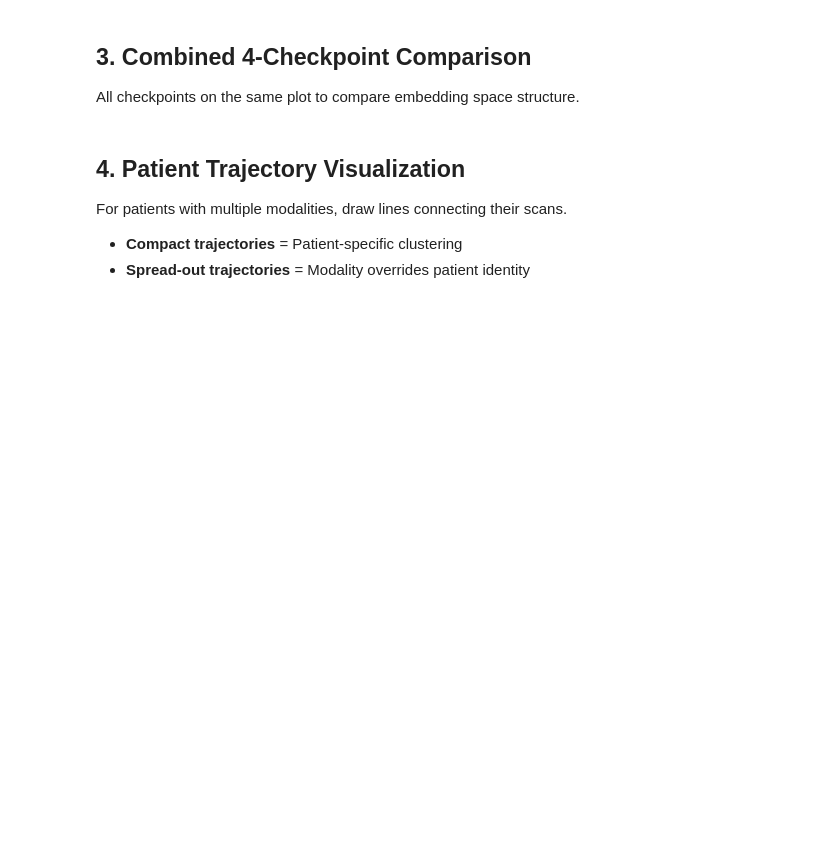
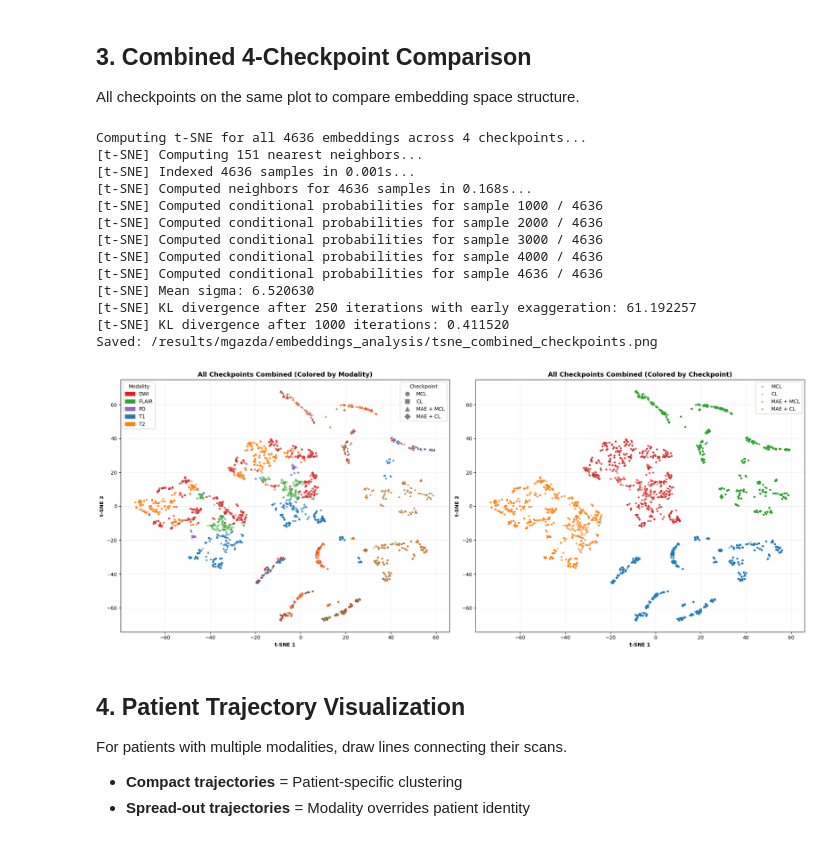
Before and after one commit to BraveDistribution/UMBRA, a Jupyter notebook: jupyter_notebooks/embedding_analysis.ipynb, the cells around one changed output. Drawn from its saved outputs; the diff is of its cells as text; code cells hidden in the pictures; blank space fills up the shorter version.

```diff
--- a/jupyter_notebooks/embedding_analysis.ipynb
+++ b/jupyter_notebooks/embedding_analysis.ipynb
@@ -509,7 +699,8 @@ for checkpoint_name in checkpoint_names:
 all_embeddings = np.vstack(all_embeddings)
 
 print(f'Computing t-SNE for all {len(all_embeddings)} embeddings across 4 checkpoints...')
-tsne = TSNE(n_components=2, random_state=42, perplexity=50, n_iter=1000, verbose=1)
+perplexity = min(50, len(all_embeddings) - 1)
+tsne = TSNE(n_components=2, random_state=42, perplexity=perplexity, max_iter=1000, verbose=1)
 embeddings_2d_combined = tsne.fit_transform(all_embeddings)
 
 # Plot
@@ -533,33 +724,48 @@ marker_lines = [plt.Line2D([0], [0], marker=markers[ckpt], color='gray', linesty
                            markersize=8, label=ckpt) for ckpt in markers.keys()]
 legend1 = ax.legend(handles=modality_patches, loc='upper left', title='Modality', framealpha=0.9)
 ax.add_artist(legend1)
 ax.legend(handles=marker_lines, loc='upper right', title='Checkpoint', framealpha=0.9)
 
 ax.set_title('All Checkpoints Combined (Colored by Modality)', fontweight='bold', fontsize=13)
 ax.set_xlabel('t-SNE 1', fontweight='bold')
 ax.set_ylabel('t-SNE 2', fontweight='bold')
 ax.grid(True, alpha=0.2)
 
 # Plot 2: Colored by checkpoint
 ax = axes[1]
 checkpoint_colors = {'MCL': '#1f77b4', 'CL': '#ff7f0e', 'MAE + MCL': '#2ca02c', 'MAE + CL': '#d62728'}
 
 for checkpoint in [checkpoint_labels[name] for name in checkpoint_names]:
     mask = [c == checkpoint for c in all_checkpoints]
     ax.scatter(embeddings_2d_combined[mask, 0], embeddings_2d_combined[mask, 1],
               c=checkpoint_colors[checkpoint], label=checkpoint,
               alpha=0.5, s=15, edgecolors='none')
 
 ax.set_title('All Checkpoints Combined (Colored by Checkpoint)', fontweight='bold', fontsize=13)
 ax.set_xlabel('t-SNE 1', fontweight='bold')
 ax.set_ylabel('t-SNE 2', fontweight='bold')
 ax.legend(loc='best', framealpha=0.9)
 ax.grid(True, alpha=0.2)
 
 plt.tight_layout()
 plt.savefig(BASE_DIR / 'tsne_combined_checkpoints.png', dpi=300, bbox_inches='tight')
 print(f'Saved: {BASE_DIR / "tsne_combined_checkpoints.png"}')
 plt.show()
+# %% [output]
+Computing t-SNE for all 4636 embeddings across 4 checkpoints...
+[t-SNE] Computing 151 nearest neighbors...
+[t-SNE] Indexed 4636 samples in 0.001s...
+[t-SNE] Computed neighbors for 4636 samples in 0.168s...
+[t-SNE] Computed conditional probabilities for sample 1000 / 4636
+[t-SNE] Computed conditional probabilities for sample 2000 / 4636
+[t-SNE] Computed conditional probabilities for sample 3000 / 4636
+[t-SNE] Computed conditional probabilities for sample 4000 / 4636
+[t-SNE] Computed conditional probabilities for sample 4636 / 4636
+[t-SNE] Mean sigma: 6.520630
+[t-SNE] KL divergence after 250 iterations with early exaggeration: 61.192257
+[t-SNE] KL divergence after 1000 iterations: 0.411520
+Saved: /results/mgazda/embeddings_analysis/tsne_combined_checkpoints.png
+[figure, added]
 # %% [markdown]
 ## 4. Patient Trajectory Visualization
 
```
Also changed, not shown: parts of 16 cells of this notebook, 1 other file.
